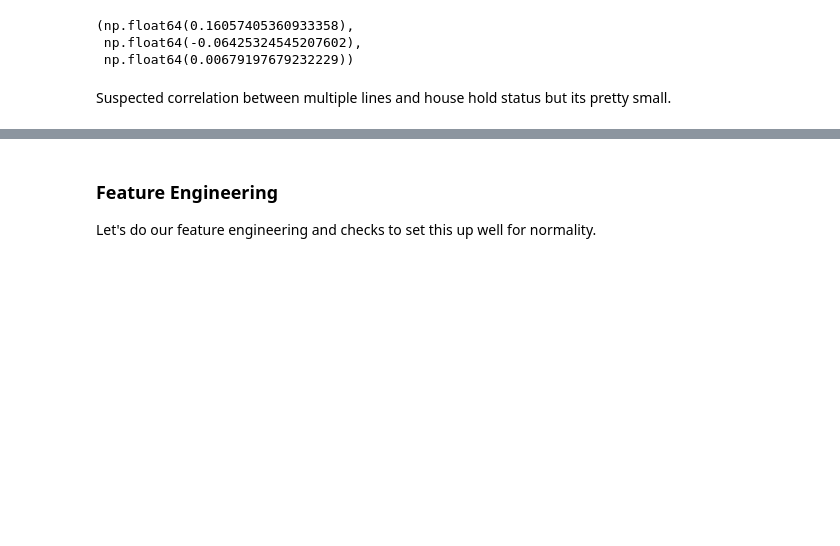
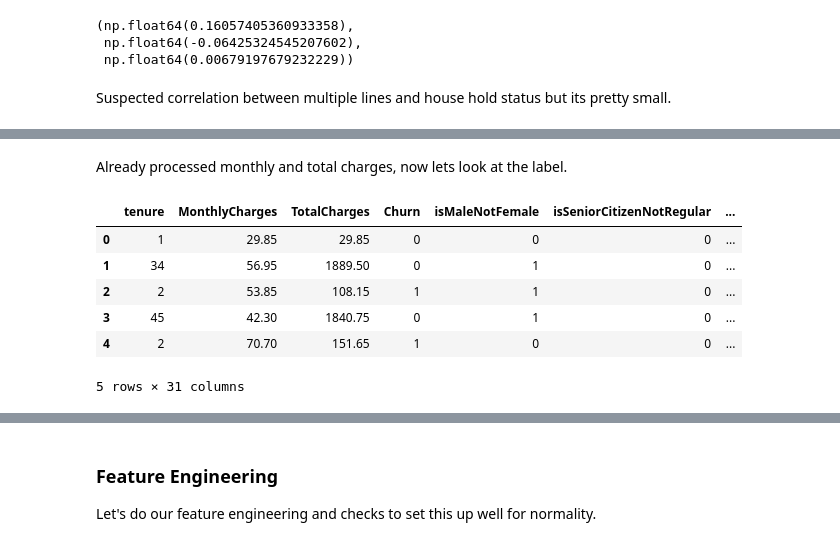
Before and after one commit to angelusualle/machine-learning, a Jupyter notebook: classification/linear-decision-boundaries/discriminative/logistic/logistic_regression.ipynb, the cells around one changed output, grey strips where cells are left out. Drawn from its saved outputs; the diff is of its cells as text; code cells hidden in the pictures; blank space fills up the shorter version.

```diff
--- a/classification/linear-decision-boundaries/discriminative/logistic/logistic_regression.ipynb
+++ b/classification/linear-decision-boundaries/discriminative/logistic/logistic_regression.ipynb
@@ -2401,0 +2444,2 @@ Suspected correlation between multiple lines and house hold status but its prett
+# %% [markdown]
+Already processed monthly and total charges, now lets look at the label.
@@ -2401,0 +2448,10 @@ Suspected correlation between multiple lines and house hold status but its prett
+# %%
+df_interpertability.head()
+# %% [output]
+|  | tenure | MonthlyCharges | TotalCharges | Churn | isMaleNotFemale | isSeniorCitizenNotRegular | ... |
+| 0 | 1 | 29.85 | 29.85 | 0 | 0 | 0 | ... |
+| 1 | 34 | 56.95 | 1889.50 | 0 | 1 | 0 | ... |
+| 2 | 2 | 53.85 | 108.15 | 1 | 1 | 0 | ... |
+| 3 | 45 | 42.30 | 1840.75 | 0 | 1 | 0 | ... |
+| 4 | 2 | 70.70 | 151.65 | 1 | 0 | 0 | ... |
+5 rows × 31 columns
```
Also changed, not shown: parts of 16 cells of this notebook.
